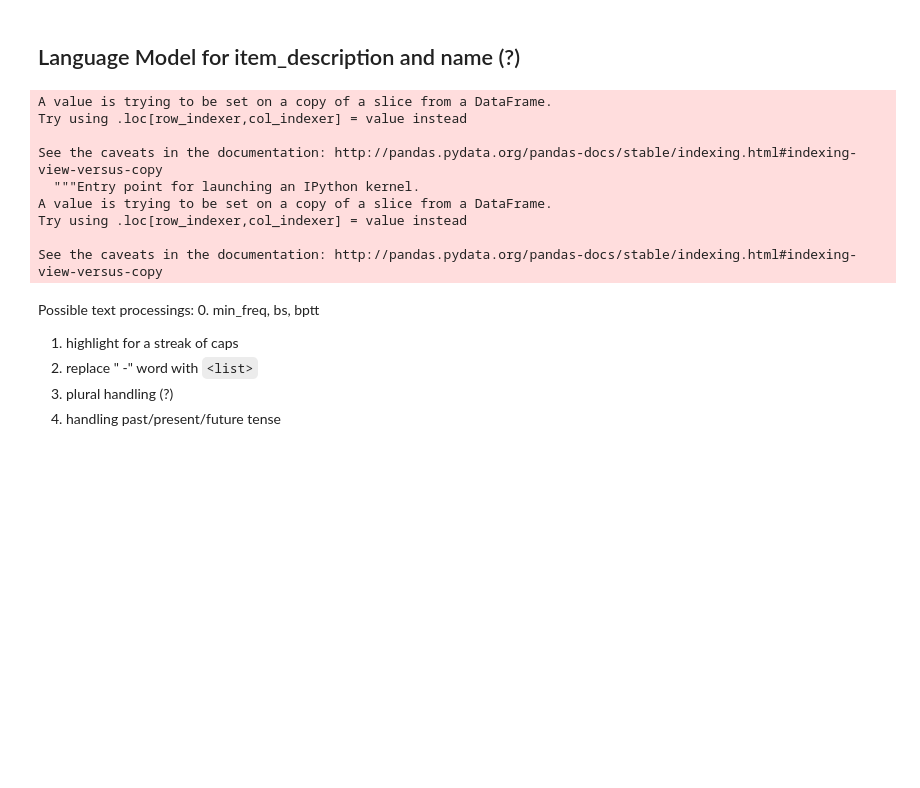
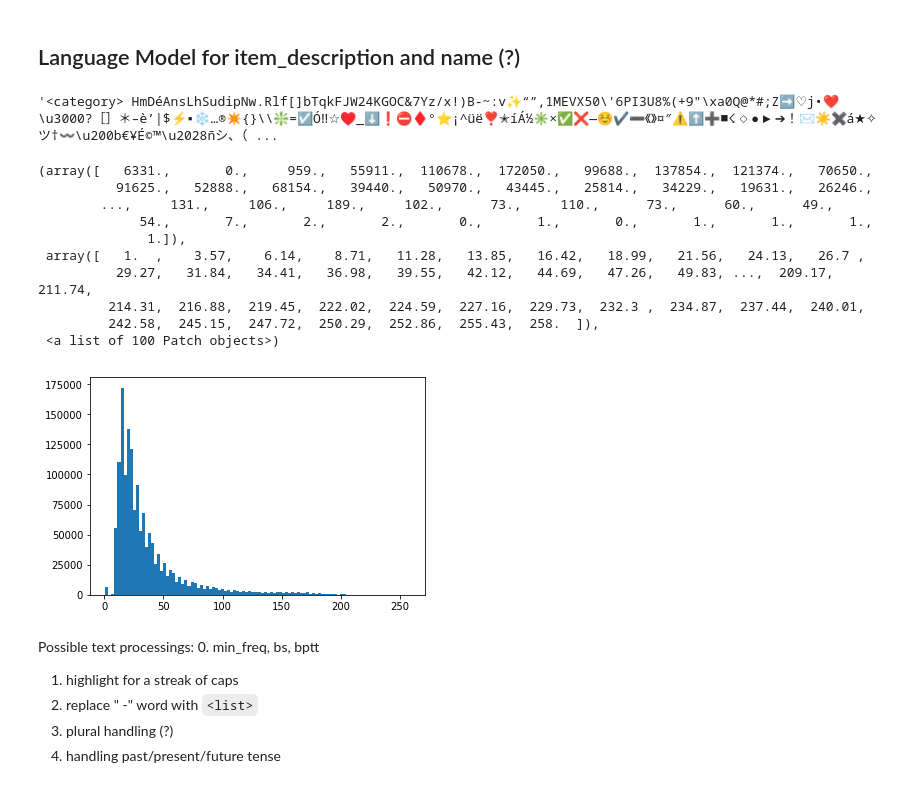
Before and after one commit to DebPanigrahi/NLP, a Jupyter notebook: mercari.ipynb, the cells around one changed output. Saved outputs shown, nothing was run; the diff lists cells and outputs as text; code cells hidden in the pictures; blank space fills up the shorter version.

Commit message:
1st complete text modeling

```diff
--- a/mercari.ipynb
+++ b/mercari.ipynb
@@ -64,6 +76,10 @@ len(val_df)/ntrn
 # %%
-#import collections
-#all_des = val_df['item_description'].str.cat(sep=' ')
-#chars = list(all_des)
-#counter=collections.Counter(chars)
-#counter
+import collections
+all_des = val_df['item_description'].str.cat(sep=' ')
+chars = list(all_des)
+counter=collections.Counter(chars)
+ret = str('')
+for x in counter: ret += x[0]
+ret
+# %% [output]
+'<category> HmDéAnsLhSudipNw.Rlf[]bTqkFJW24KGOC&7Yz/x!)B-~:v✨“”,1MEVX50\'6PI3U8%(+9"\xa0Q@*#;Z➡♡j•❤️\u3000?［］＊–è’|$⚡▪❄…®✴{}\\❇=☑Ó‼☆♥_⬇❗⛔♦°⭐¡^üë❣✭íÁ½✳×✅❌—☺✔➖《》¤″⚠⬆➕■☇◇●▶➔！✉☀✖á★✧ツ†〰\u200b€¥É©™\u2028ñシ、（ ...
@@ -77,14 +85,0 @@ def remove_symbols(s):
-# %%
-train_df['item_description'] = train_df['item_description'].apply(remove_symbols)
-val_df['item_description'] = val_df['item_description'].apply(remove_symbols)
-test_df['item_description'] = test_df['item_description'].apply(remove_symbols)
-# %% [output]
-A value is trying to be set on a copy of a slice from a DataFrame.
-Try using .loc[row_indexer,col_indexer] = value instead
-
-See the caveats in the documentation: http://pandas.pydata.org/pandas-docs/stable/indexing.html#indexing-view-versus-copy
-  """Entry point for launching an IPython kernel.
-A value is trying to be set on a copy of a slice from a DataFrame.
-Try using .loc[row_indexer,col_indexer] = value instead
-
-See the caveats in the documentation: http://pandas.pydata.org/pandas-docs/stable/indexing.html#indexing-view-versus-copy
@@ -105,3 +120,18 @@ def my_spacy_tok(x): return [tok.text for tok in my_tok.tokenizer(x)]
+# %%
+text_length = train['item_description'].apply(lambda x: len(str(x).split()))
+plt.hist(text_length, bins=100)
+# %% [output]
+(array([   6331.,       0.,     959.,   55911.,  110678.,  172050.,   99688.,  137854.,  121374.,   70650.,
+          91625.,   52888.,   68154.,   39440.,   50970.,   43445.,   25814.,   34229.,   19631.,   26246.,
+        ...,     131.,     106.,     189.,     102.,      73.,     110.,      73.,      60.,      49.,
+             54.,       7.,       2.,       2.,       0.,       1.,       0.,       1.,       1.,       1.,
+              1.]),
+ array([   1.  ,    3.57,    6.14,    8.71,   11.28,   13.85,   16.42,   18.99,   21.56,   24.13,   26.7 ,
+          29.27,   31.84,   34.41,   36.98,   39.55,   42.12,   44.69,   47.26,   49.83, ...,  209.17,  211.74,
+         214.31,  216.88,  219.45,  222.02,  224.59,  227.16,  229.73,  232.3 ,  234.87,  237.44,  240.01,
+         242.58,  245.15,  247.72,  250.29,  252.86,  255.43,  258.  ]),
+ <a list of 100 Patch objects>)
+[figure, added]
 # %%
 ITEM_DESCRIPTION = data.Field(lower=True, tokenize=my_spacy_tok)
 # %% [markdown]
```
Also changed, not shown: parts of 81 cells of this notebook.
